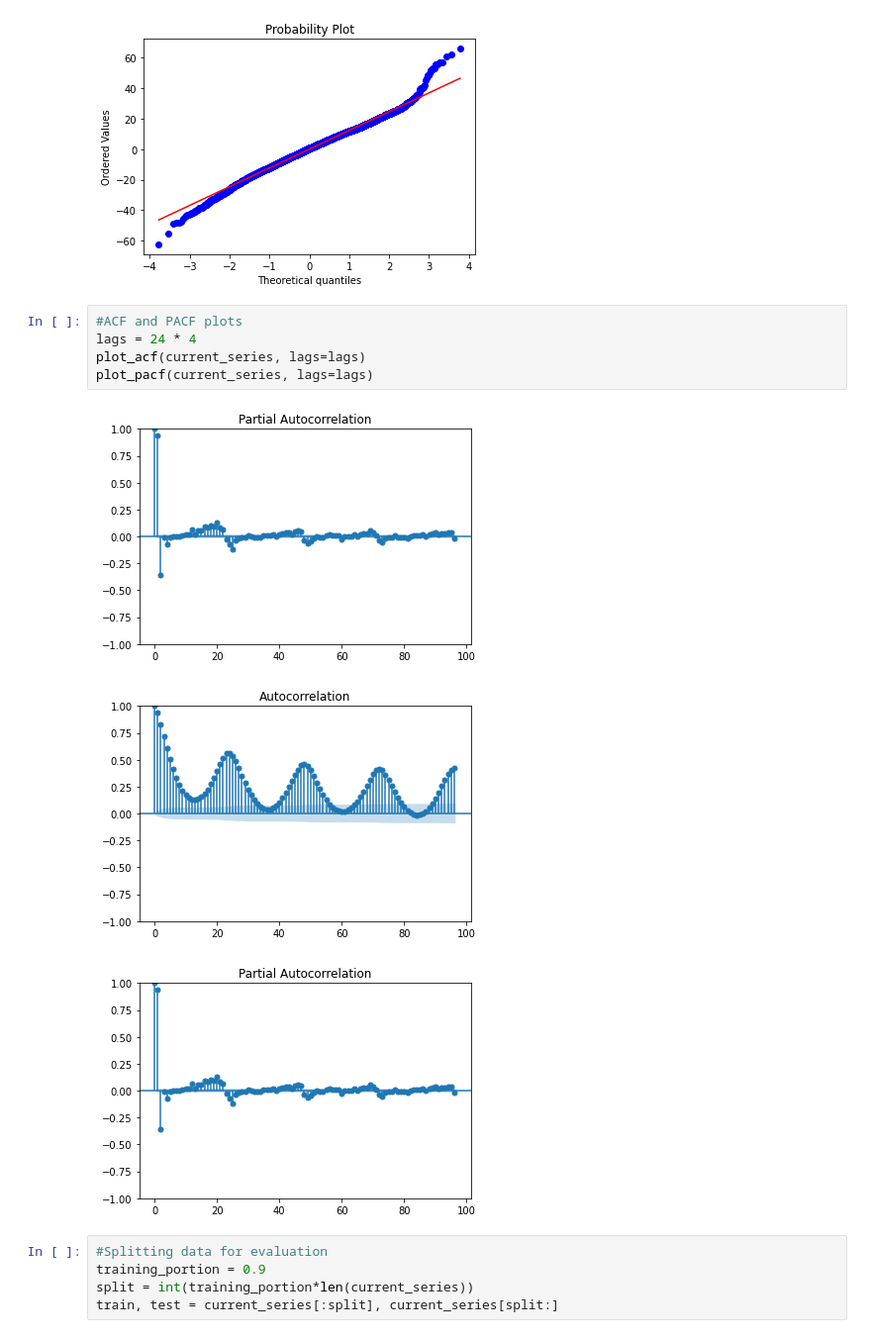
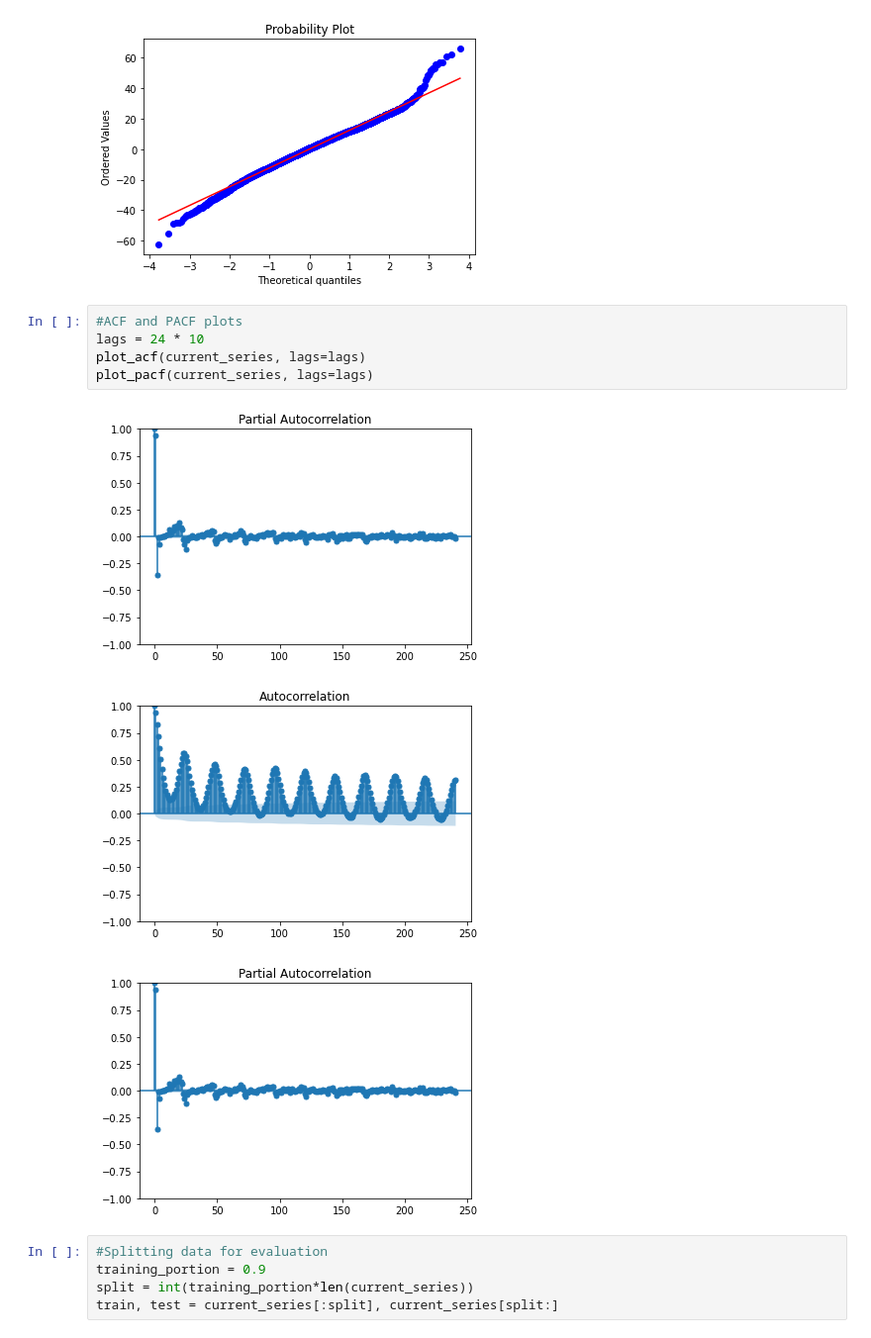
Before and after one commit to marcelbra/SARIMA_GARCH_project, a Jupyter notebook: TS_research_project-part1_general.ipynb, the cells around one changed output. Shown at 99% size. Cells and saved outputs as stored; diff of their text form.

```diff
--- a/TS_research_project-part1_general.ipynb
+++ b/TS_research_project-part1_general.ipynb
@@ -164,13 +164,13 @@ pylab.show()
 [figure]
 # %%
 #ACF and PACF plots
-lags = 24 * 4
+lags = 24 * 10
 plot_acf(current_series, lags=lags)
 plot_pacf(current_series, lags=lags)
 # %% [output]
-[figure, old version]
+[figure, new version]
-[figure, old version]
+[figure, new version]
-[figure, old version]
+[figure, new version]
 # %%
 #Splitting data for evaluation
 training_portion = 0.9
```
Also changed, not shown: parts of 7 cells of this notebook.
